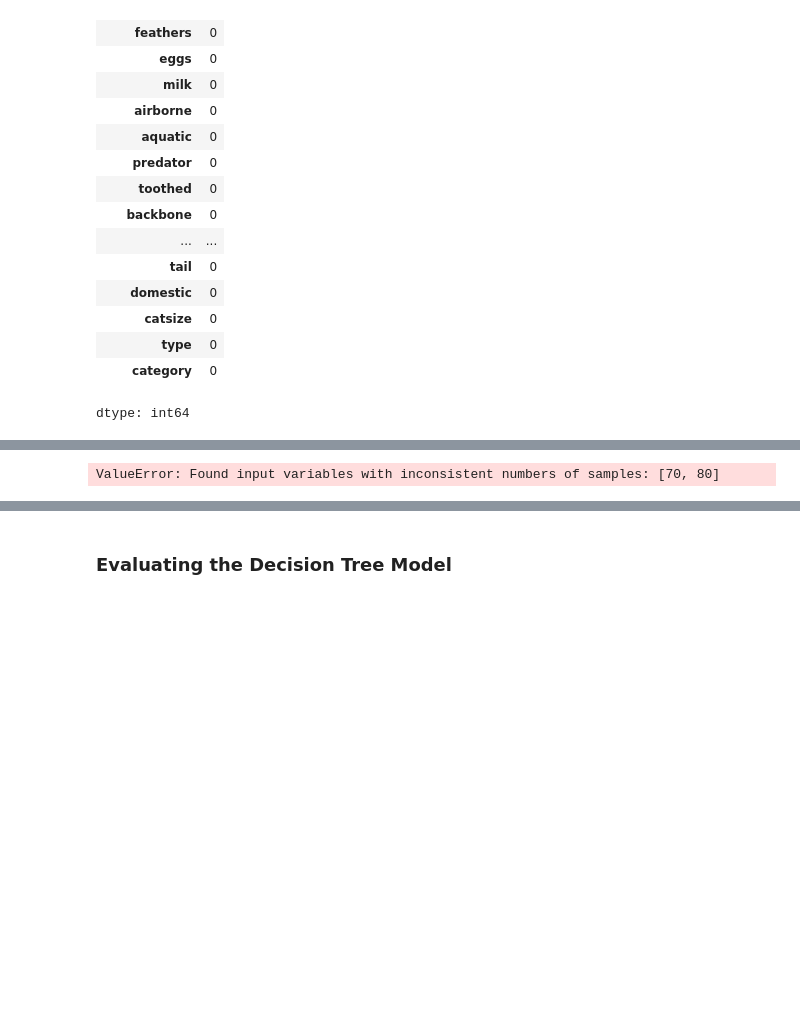
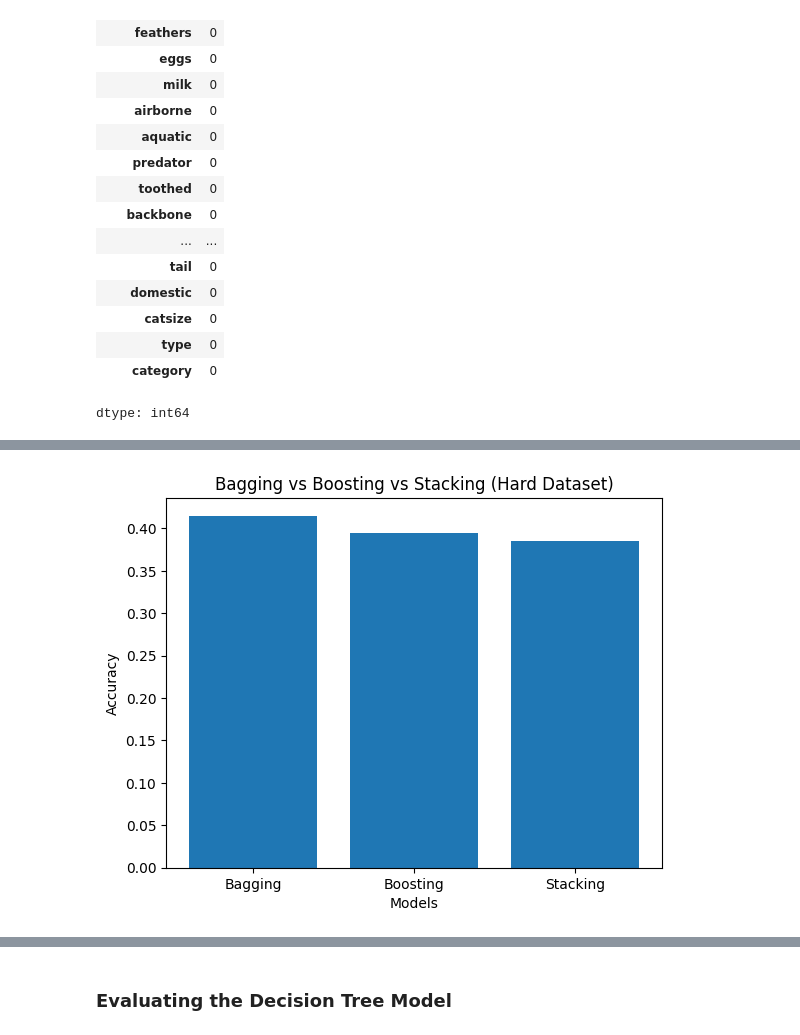
Before and after one commit to deekshasoota/ML-lab-project, a Jupyter notebook: basicdataanalysisusingnumpypandas.ipynb, the cells around one changed output, grey strips where cells are left out. Saved outputs shown, nothing was run; the diff lists cells and outputs as text; code cells hidden in the pictures; blank space fills up the shorter version.

```diff
--- a/basicdataanalysisusingnumpypandas.ipynb
+++ b/basicdataanalysisusingnumpypandas.ipynb
@@ -1607,0 +1718,77 @@ plt.show()
+# %%
+import numpy as np
+import matplotlib.pyplot as plt
+
+from sklearn.datasets import make_classification
+from sklearn.model_selection import train_test_split
+from sklearn.ensemble import BaggingClassifier, AdaBoostClassifier, StackingClassifier
+from sklearn.tree import DecisionTreeClassifier
+from sklearn.linear_model import LogisticRegression
+from sklearn.metrics import accuracy_score
+
+# Step 1: EXTREMELY HARD dataset
+X, y = make_classification(
+    n_samples=400,
+    n_features=20,
+    n_informative=2,     # very little useful info
+    n_redundant=10,
+    n_classes=3,
+    flip_y=0.45,
+    class_sep=0.2,       # heavy overlap
+    n_clusters_per_class=1, # Changed from 2 to 1 to satisfy the condition
+    random_state=42
+)
+
+# Step 2: Split (less training data)
+X_train, X_test, y_train, y_test = train_test_split(
+    X, y, test_size=0.5, random_state=42
+)
+
+# Step 3: VERY WEAK models
+base_tree = DecisionTreeClassifier(max_depth=1)  # decision stump
+
+# Bagging
+bagging = BaggingClassifier(
+    estimator=base_tree,
+    n_estimators=3    # very low
+)
+
+# Boosting
+boosting = AdaBoostClassifier(
+    n_estimators=3    # weak boosting
+)
+
+# Stacking
+stacking = StackingClassifier(
+    estimators=[
+        ('dt', DecisionTreeClassifier(max_depth=1)),
+        ('lr', LogisticRegression(max_iter=100))
+    ],
+    final_estimator=LogisticRegression()
+)
+
+# Step 4: Train
+bagging.fit(X_train, y_train)
+boosting.fit(X_train, y_train)
+stacking.fit(X_train, y_train)
+
+# Step 5: Accuracy
+bag_acc = accuracy_score(y_test, bagging.predict(X_test))
+boost_acc = accuracy_score(y_test, boosting.predict(X_test))
+stack_acc = accuracy_score(y_test, stacking.predict(X_test))
+
+print("Bagging:", bag_acc)
+print("Boosting:", boost_acc)
+print("Stacking:", stack_acc)
+
+# Step 6: Bar Graph
+models = ['Bagging', 'Boosting', 'Stacking']
+accuracies = [bag_acc, boost_acc, stack_acc]
+
+plt.figure()
+plt.bar(models, accuracies)
+plt.title("Bagging vs Boosting vs Stacking (Hard Dataset)")
+plt.xlabel("Models")
+plt.ylabel("Accuracy")
+plt.show()
+# %% [output]
@@ -1608,3 +1798,4 @@ plt.show()
+[figure, added]
 # %%
 X = df.drop("type", axis=1)   # change target column name
 y = df["type"]
@@ -1614,8 +1805,6 @@ from sklearn.linear_model import LogisticRegression
 lr = LogisticRegression(max_iter=1000, solver='liblinear')
 lr.fit(X_train_numeric, y_train)
 y_pred_lr = lr.predict(X_test.drop('animal_name', axis=1))
-# %% [output]
-ValueError: Found input variables with inconsistent numbers of samples: [70, 80]
 # %%
 import pandas as pd
 import numpy as np
```
Also changed, not shown: parts of 10 cells of this notebook.
